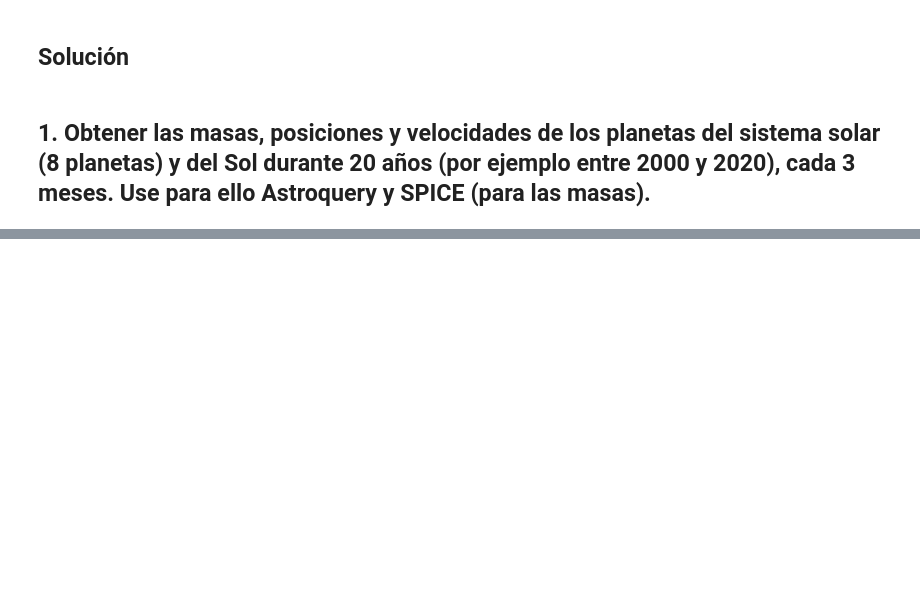
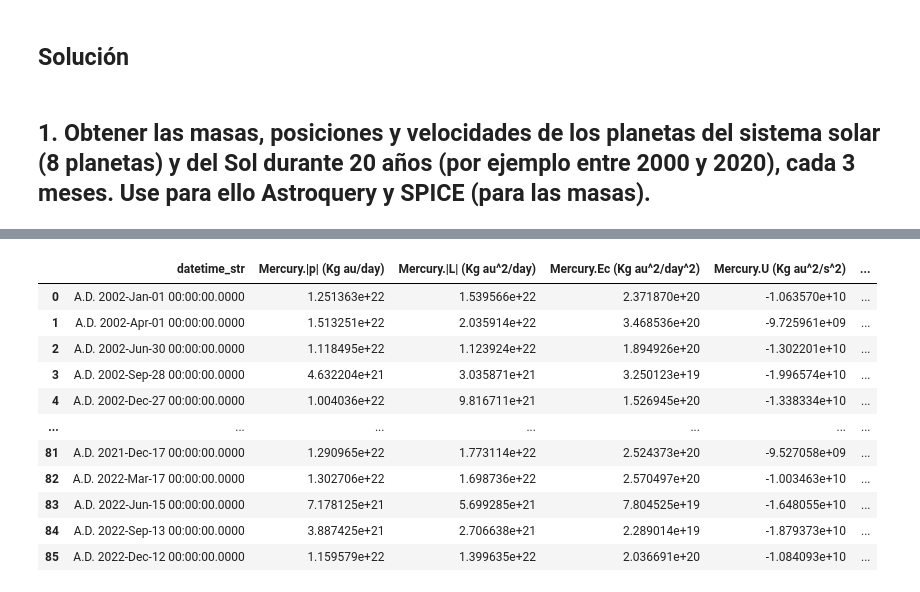
Before and after one commit to andromedalactea/celestial_mechanics, a Jupyter notebook: scripts/Homeworks/MCON_Tarea1_ConstantesMovimientoSistemaSolar.ipynb, the cells around one changed output, grey strips where cells are left out. Cells and saved outputs as stored; diff of their text form; code cells hidden in the pictures; blank space fills up the shorter version.

```diff
--- a/scripts/Homeworks/MCON_Tarea1_ConstantesMovimientoSistemaSolar.ipynb
+++ b/scripts/Homeworks/MCON_Tarea1_ConstantesMovimientoSistemaSolar.ipynb
@@ -211,0 +209,95 @@ Table masked=True length=1
+# %%
+#En el siguiente codigo se va a calcular la información anteriormente solicitada según la data del punto 1.
+
+#Para esto tengamos en cuenta que:
+#El momento lineal esta dado por: p = m*v
+#El momento angular esta dado por: L = r x p como estos vectores son perpendiculares, entonces L = r*p
+#La energía cinética esta dada por: E = 1/2*m*v^2
+#La energía potencial gravitacional esta dada por: U = -G*M*m/r
+
+#Para esto agreguemos las columnas necesarias en el dataframe anterior y después extraemos solo las columnas necesarias
+#Reciclando lo necesario del código anterior
+
+# Lista de IDs de los planetas
+id_planets = list(np.arange(199, 1199, 100))
+id_planets.remove(999)  # Quitando a Pluton de la lista
+
+# Diccionario con los nombres de los planetas para una mejor identificación
+planet_names = {
+    199: 'Mercury',
+    299: 'Venus',
+    399: 'Earth',
+    499: 'Mars',
+    599: 'Jupiter',
+    699: 'Saturn',
+    799: 'Uranus',
+    899: 'Neptune',
+    1099:'sun'
+}
+
+# Inicializar el DataFrame final
+df_planets_sun_information = None
+
+for i in id_planets:
+    # Extrayendo los datos de los planetas en referencia al baricentro del sistema solar
+    information = Horizons(id=str(i), location='0', epochs={'start': '2002-01-01', 'stop': '2022-12-31', 'step': '90d'}).vectors().to_pandas()[['datetime_str', 'x', 'y', 'z', 'vx', 'vy', 'vz']]
+    #vamos a agregarle la magnitud de la posición:
+    information['|r|'] = np.sqrt(information['x']**2 + information['y']**2 + information['z']**2)
+    #Vamos a agregarle la magnitud de la velocidad:
+    information['|v|'] = np.sqrt(information['vx']**2 + information['vy']**2 + information['vz']**2)
+
+    #Añadiendo la información de la masa de los planetas y el sol
+    information['mass'] = dic[str(i)]
+
+    #Añadiendo la información del momento lineal
+    information['|p|'] = information['mass']*information['|v|']
+
+    #añadiendo la información del momento angular
+    information['|L|'] = information['mass']*information['|r|']*information['|v|']
+
+    #Añadiendo la información de la energía cinética
+    information['Ec'] = 0.5*information['mass']*information['|v|']**2
+
+    #Añadiendo la información de la energía potencial gravitacional
+    information['U'] = -constants.G*information['mass']*constants.M_sun.value/information['|r|']/(1.495978707e+11)**3
+    # Cambiar nombres de columnas para identificar a qué planeta pertenecen y agregar unidades correctamente
+
+    information=information.drop(['x','y','z','vx','vy','vz','mass','|v|','|r|'],axis=1) #Para que el dataframe no sea tan grande eliminenos las columnas del punto 1
+    columns = {}
+
+    for col in information.columns:
+        if col == '|p|':
+            columns[col] = f'{planet_names[i]}.{col} (Kg au/day)'
+        elif col in ['|L|']:
+            columns[col] = f'{planet_names[i]}.{col} (Kg au^2/day)'
+        elif col in ['Ec']:
+            columns[col] = f'{planet_names[i]}.{col} (Kg au^2/day^2)'
+        elif col in ['U']:
+            columns[col] = f'{planet_names[i]}.{col} (Kg au^2/s^2)'
+
+    information = information.rename(columns=columns)
+
+    # Si el DataFrame final está vacío, toca ponerle la información del primer planeta (Mercurio)
+    if df_planets_sun_information is None:
+        df_planets_sun_information = information
+    else:
+        # Combinar DataFrames basado en la columna datetime_str
+        df_planets_sun_information = df_planets_sun_information.merge(information, on='datetime_str', how='outer')
+
+
+
+pd.set_option('display.max_columns', None)
+df_planets_sun_information
+# %% [output]
+|  | datetime_str | Mercury.|p| (Kg au/day) | Mercury.|L| (Kg au^2/day) | Mercury.Ec (Kg au^2/day^2) | Mercury.U (Kg au^2/s^2) | ... |
+| 0 | A.D. 2002-Jan-01 00:00:00.0000 | 1.251363e+22 | 1.539566e+22 | 2.371870e+20 | -1.063570e+10 | ... |
+| 1 | A.D. 2002-Apr-01 00:00:00.0000 | 1.513251e+22 | 2.035914e+22 | 3.468536e+20 | -9.725961e+09 | ... |
+| 2 | A.D. 2002-Jun-30 00:00:00.0000 | 1.118495e+22 | 1.123924e+22 | 1.894926e+20 | -1.302201e+10 | ... |
+| 3 | A.D. 2002-Sep-28 00:00:00.0000 | 4.632204e+21 | 3.035871e+21 | 3.250123e+19 | -1.996574e+10 | ... |
+| 4 | A.D. 2002-Dec-27 00:00:00.0000 | 1.004036e+22 | 9.816711e+21 | 1.526945e+20 | -1.338334e+10 | ... |
+| ... | ... | ... | ... | ... | ... | ... |
+| 81 | A.D. 2021-Dec-17 00:00:00.0000 | 1.290965e+22 | 1.773114e+22 | 2.524373e+20 | -9.527058e+09 | ... |
+| 82 | A.D. 2022-Mar-17 00:00:00.0000 | 1.302706e+22 | 1.698736e+22 | 2.570497e+20 | -1.003463e+10 | ... |
+| 83 | A.D. 2022-Jun-15 00:00:00.0000 | 7.178125e+21 | 5.699285e+21 | 7.804525e+19 | -1.648055e+10 | ... |
+| 84 | A.D. 2022-Sep-13 00:00:00.0000 | 3.887425e+21 | 2.706638e+21 | 2.289014e+19 | -1.879373e+10 | ... |
+| 85 | A.D. 2022-Dec-12 00:00:00.0000 | 1.159579e+22 | 1.399635e+22 | 2.036691e+20 | -1.084093e+10 | ... |
```
Also changed, not shown: parts of 9 cells of this notebook, 1 other file.
